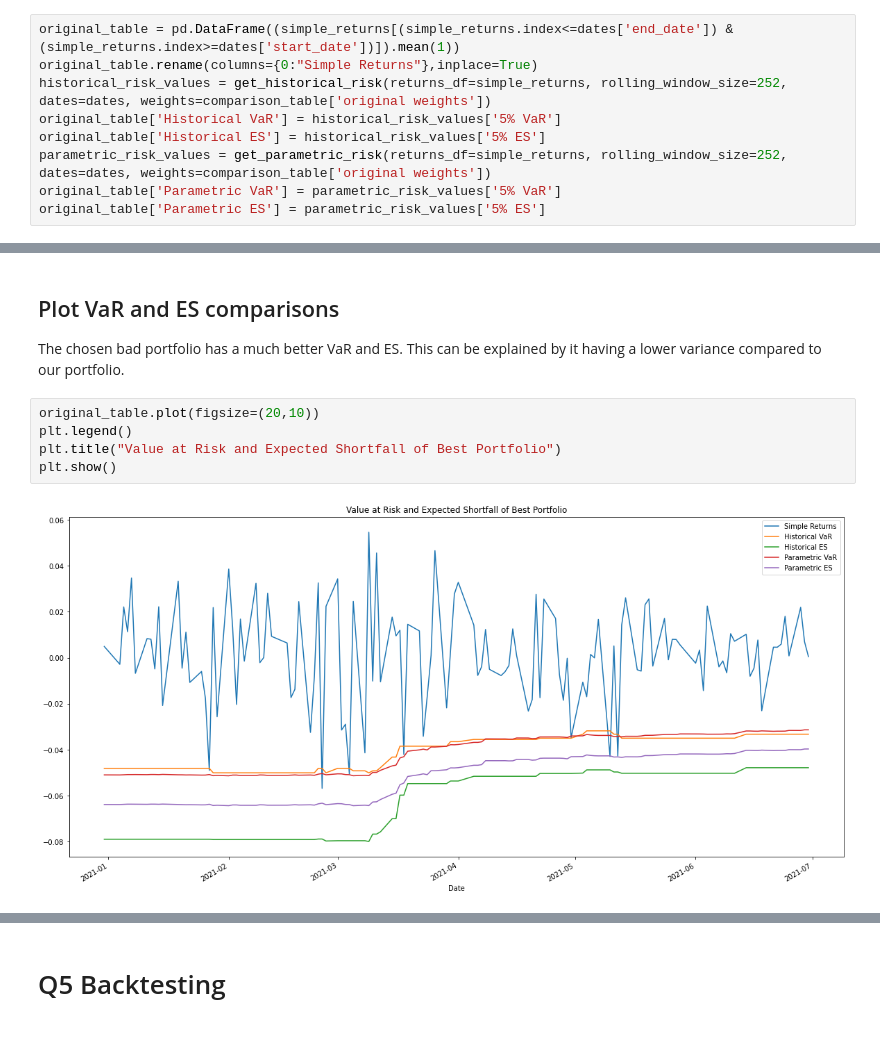
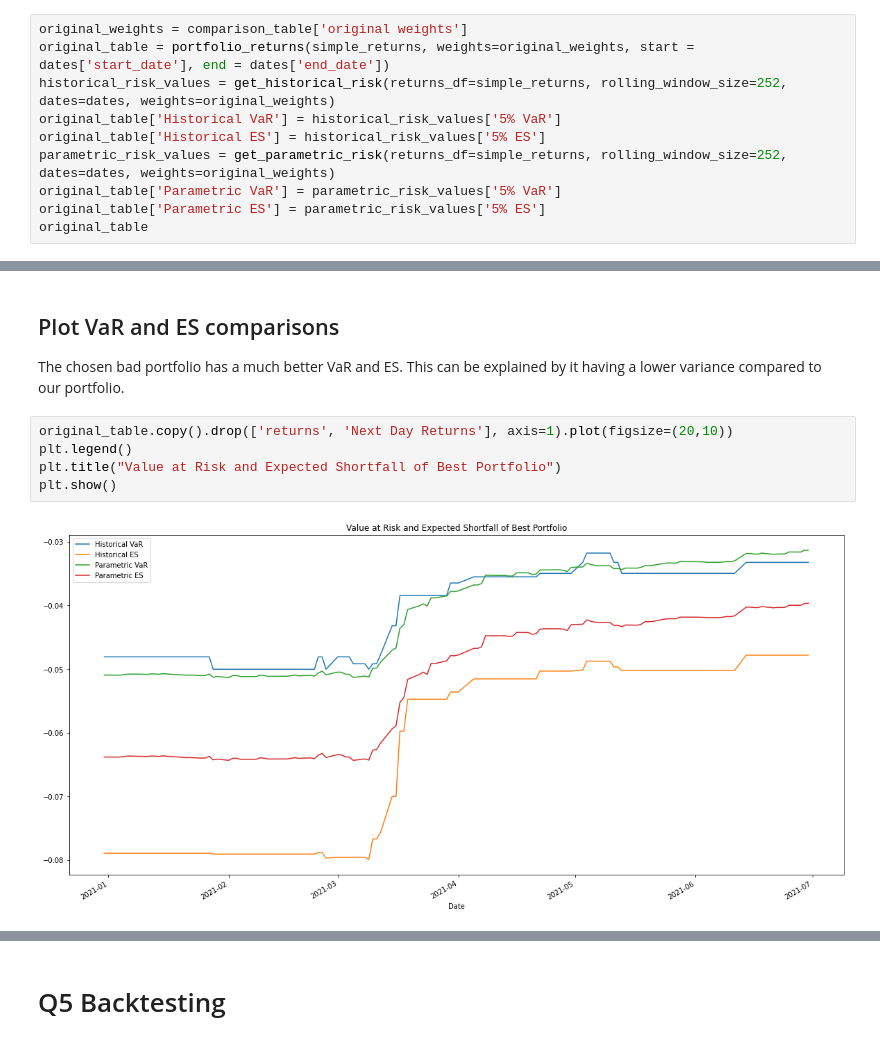
Before and after one commit to coldsonata/bt4016-project, a Jupyter notebook: midterm_code.ipynb, the cells around one changed output, grey strips where cells are left out. Saved outputs shown, nothing was run; the diff lists cells and outputs as text.

```diff
--- a/midterm_code.ipynb
+++ b/midterm_code.ipynb
@@ -915,11 +930,12 @@ dates = {"start_date":"2020-12-31","end_date":"2021-6-30"}
 # %% [markdown]
 ### Risk for original portfolio
 # %%
-original_table = pd.DataFrame((simple_returns[(simple_returns.index<=dates['end_date']) & (simple_returns.index>=dates['start_date'])]).mean(1))
-original_table.rename(columns={0:"Simple Returns"},inplace=True)
-historical_risk_values = get_historical_risk(returns_df=simple_returns, rolling_window_size=252, dates=dates, weights=comparison_table['original weights'])
+original_weights = comparison_table['original weights']
+original_table = portfolio_returns(simple_returns, weights=original_weights, start = dates['start_date'], end = dates['end_date'])
+historical_risk_values = get_historical_risk(returns_df=simple_returns, rolling_window_size=252, dates=dates, weights=original_weights)
 original_table['Historical VaR'] = historical_risk_values['5% VaR']
 original_table['Historical ES'] = historical_risk_values['5% ES']
-parametric_risk_values = get_parametric_risk(returns_df=simple_returns, rolling_window_size=252, dates=dates, weights=comparison_table['original weights'])
+parametric_risk_values = get_parametric_risk(returns_df=simple_returns, rolling_window_size=252, dates=dates, weights=original_weights)
 original_table['Parametric VaR'] = parametric_risk_values['5% VaR']
 original_table['Parametric ES'] = parametric_risk_values['5% ES']
+original_table
@@ -1048,10 +1061,10 @@ new_table
 
 The chosen bad portfolio has a much better VaR and ES. This can be explained by it having a lower variance compared to our portfolio.
 # %%
-original_table.plot(figsize=(20,10))
+original_table.copy().drop(['returns', 'Next Day Returns'], axis=1).plot(figsize=(20,10))
 plt.legend()
 plt.title("Value at Risk and Expected Shortfall of Best Portfolio")
 plt.show()
 # %% [output]
-[figure, old version]
+[figure, new version]
 # %%
```
Also changed, not shown: parts of 29 cells of this notebook.
